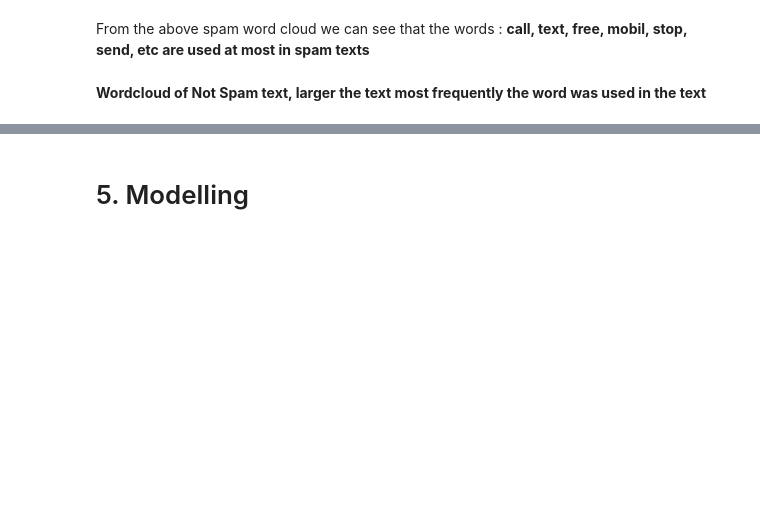
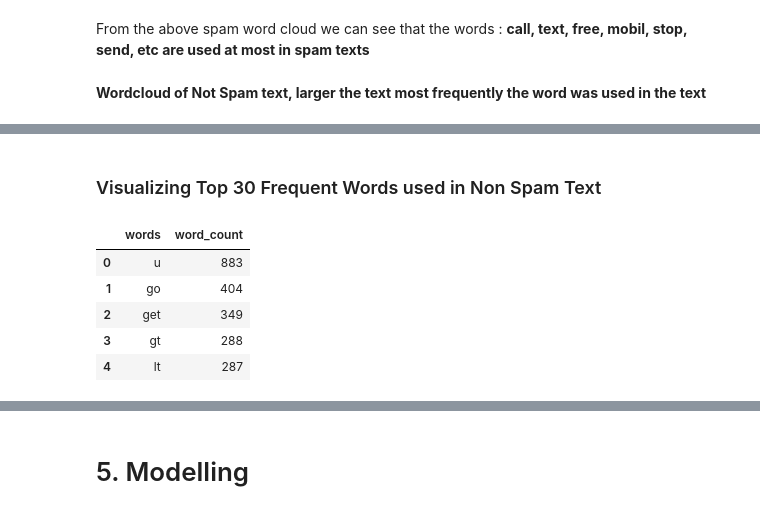
Before and after one commit to subratamondal1/Spam-Detection-System, a Jupyter notebook: Spam Detection System.ipynb, the cells around one changed output, grey strips where cells are left out. Saved outputs shown, nothing was run; the diff lists cells and outputs as text; code cells hidden in the pictures; blank space fills up the shorter version.

```diff
--- a/Spam Detection System.ipynb
+++ b/Spam Detection System.ipynb
@@ -545,0 +580,16 @@ From the above spam word cloud we can see that the words : **u go, time, come, g
+# %% [markdown]
+### Visualizing Top 30 Frequent Words used in Non Spam Text
+# %%
+# Here, each item in the converted list is a message and it is a list of strings
+spam_df[spam_df["target"]==0]["transformed_text"].tolist()
+
+top_30_non_spam_words = top_k_frequent_words(spam_df[spam_df["target"]==0]["transformed_text"].tolist(), 30)
+top_30_non_spam_words_df = pd.DataFrame(top_30_non_spam_words, columns=["words","word_count"])
+top_30_non_spam_words_df.head()
+# %% [output]
+|  | words | word_count |
+| 0 | u | 883 |
+| 1 | go | 404 |
+| 2 | get | 349 |
+| 3 | gt | 288 |
+| 4 | lt | 287 |
```
Also changed, not shown: parts of 39 cells of this notebook, 4 other files.
